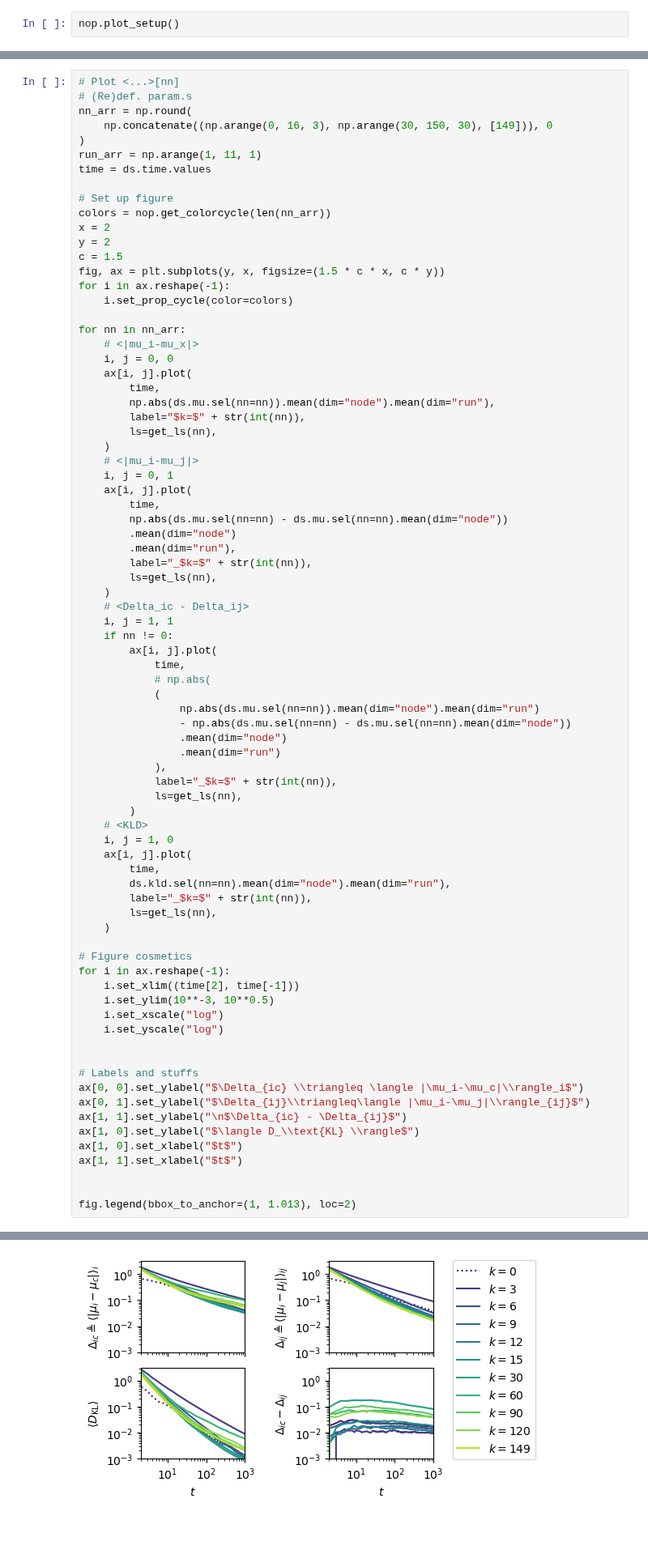
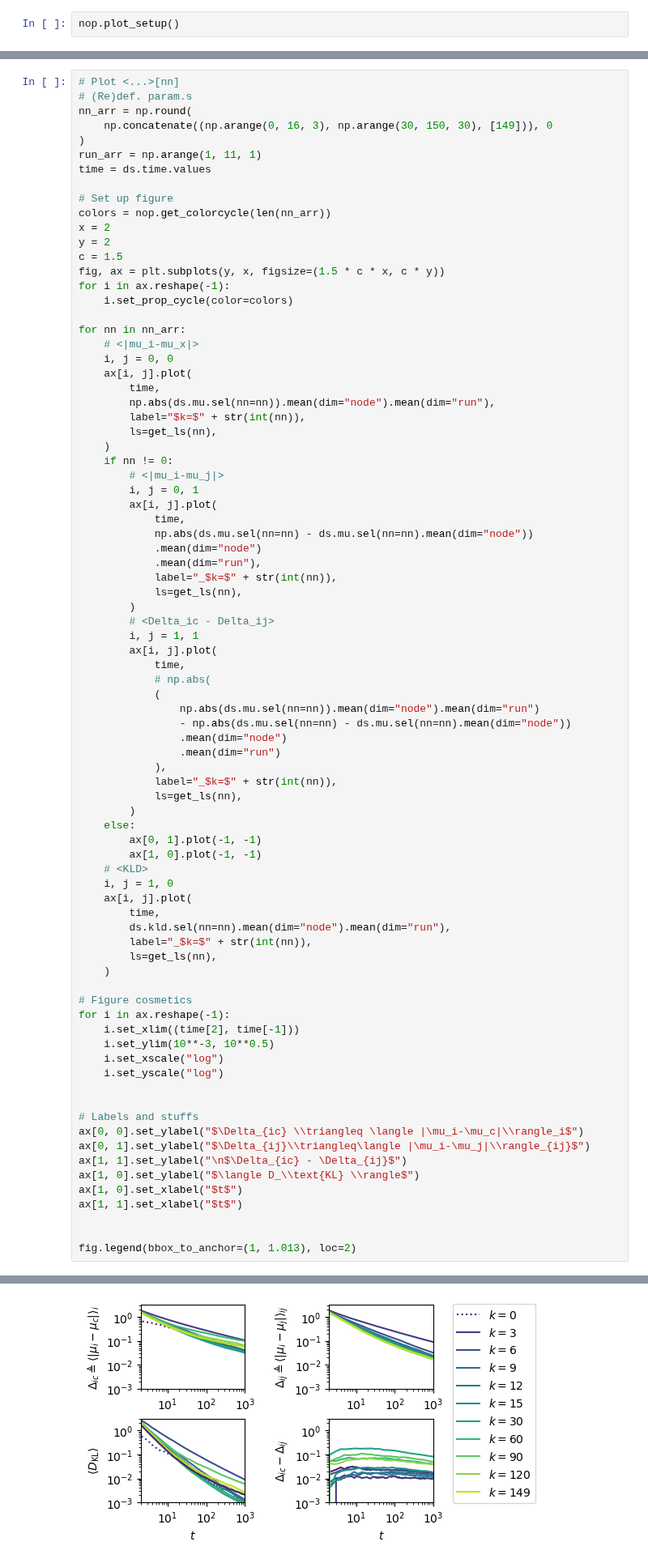
Before and after one commit to Priesemann-Group/neuro_op, a Jupyter notebook: notebooks/@MA0-nn.ipynb, the cells around one changed output, grey strips where cells are left out. Shown at 81% size. Drawn from its saved outputs; the diff is of its cells as text; blank space fills up the shorter version.

```diff
--- a/notebooks/@MA0-nn.ipynb
+++ b/notebooks/@MA0-nn.ipynb
@@ -142,19 +142,19 @@ for nn in nn_arr:
         label="$k=$" + str(int(nn)),
         ls=get_ls(nn),
     )
-    # <|mu_i-mu_j|>
-    i, j = 0, 1
-    ax[i, j].plot(
-        time,
-        np.abs(ds.mu.sel(nn=nn) - ds.mu.sel(nn=nn).mean(dim="node"))
-        .mean(dim="node")
-        .mean(dim="run"),
-        label="_$k=$" + str(int(nn)),
-        ls=get_ls(nn),
-    )
-    # <Delta_ic - Delta_ij>
-    i, j = 1, 1
     if nn != 0:
+        # <|mu_i-mu_j|>
+        i, j = 0, 1
+        ax[i, j].plot(
+            time,
+            np.abs(ds.mu.sel(nn=nn) - ds.mu.sel(nn=nn).mean(dim="node"))
+            .mean(dim="node")
+            .mean(dim="run"),
+            label="_$k=$" + str(int(nn)),
+            ls=get_ls(nn),
+        )
+        # <Delta_ic - Delta_ij>
+        i, j = 1, 1
         ax[i, j].plot(
             time,
             # np.abs(
@@ -167,35 +167,38 @@ for nn in nn_arr:
             label="_$k=$" + str(int(nn)),
             ls=get_ls(nn),
         )
+    else:
+        ax[0, 1].plot(-1, -1)
+        ax[1, 0].plot(-1, -1)
     # <KLD>
     i, j = 1, 0
     ax[i, j].plot(
         time,
         ds.kld.sel(nn=nn).mean(dim="node").mean(dim="run"),
         label="_$k=$" + str(int(nn)),
         ls=get_ls(nn),
     )
 
 # Figure cosmetics
 for i in ax.reshape(-1):
     i.set_xlim((time[2], time[-1]))
     i.set_ylim(10**-3, 10**0.5)
     i.set_xscale("log")
     i.set_yscale("log")
 
 
 # Labels and stuffs
 ax[0, 0].set_ylabel("$\Delta_{ic} \\triangleq \langle |\mu_i-\mu_c|\\rangle_i$")
 ax[0, 1].set_ylabel("$\Delta_{ij}\\triangleq\langle |\mu_i-\mu_j|\\rangle_{ij}$")
 ax[1, 1].set_ylabel("\n$\Delta_{ic} - \Delta_{ij}$")
 ax[1, 0].set_ylabel("$\langle D_\\text{KL} \\rangle$")
 ax[1, 0].set_xlabel("$t$")
 ax[1, 1].set_xlabel("$t$")
 
 
 fig.legend(bbox_to_anchor=(1, 1.013), loc=2)
 # %% [output]
 <matplotlib.legend.Legend at 0x...>
-[figure, old version]
+[figure, new version]
 # %%
 fig.savefig("./fig/@MA-nn.pdf")
```
Also changed, not shown: 1 other file.
